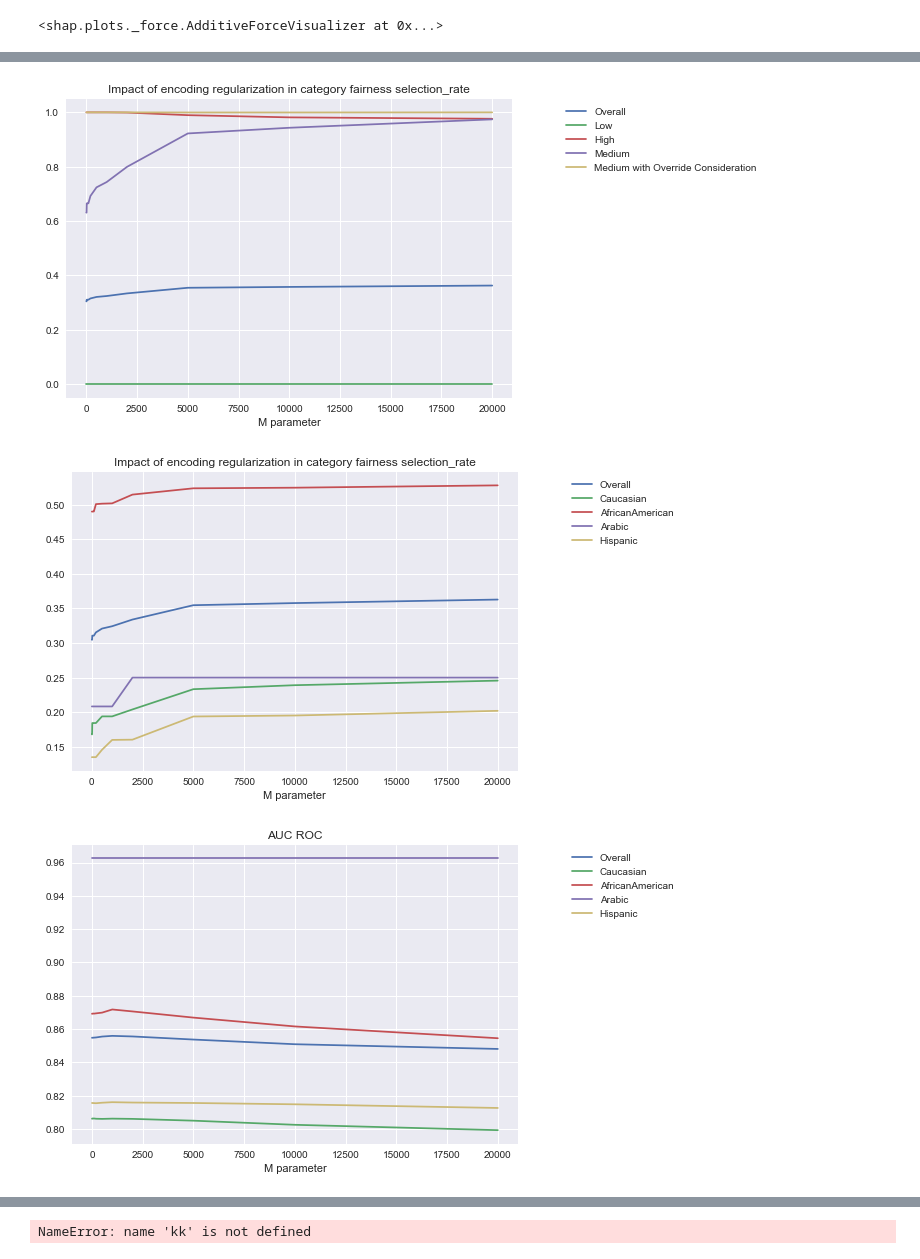
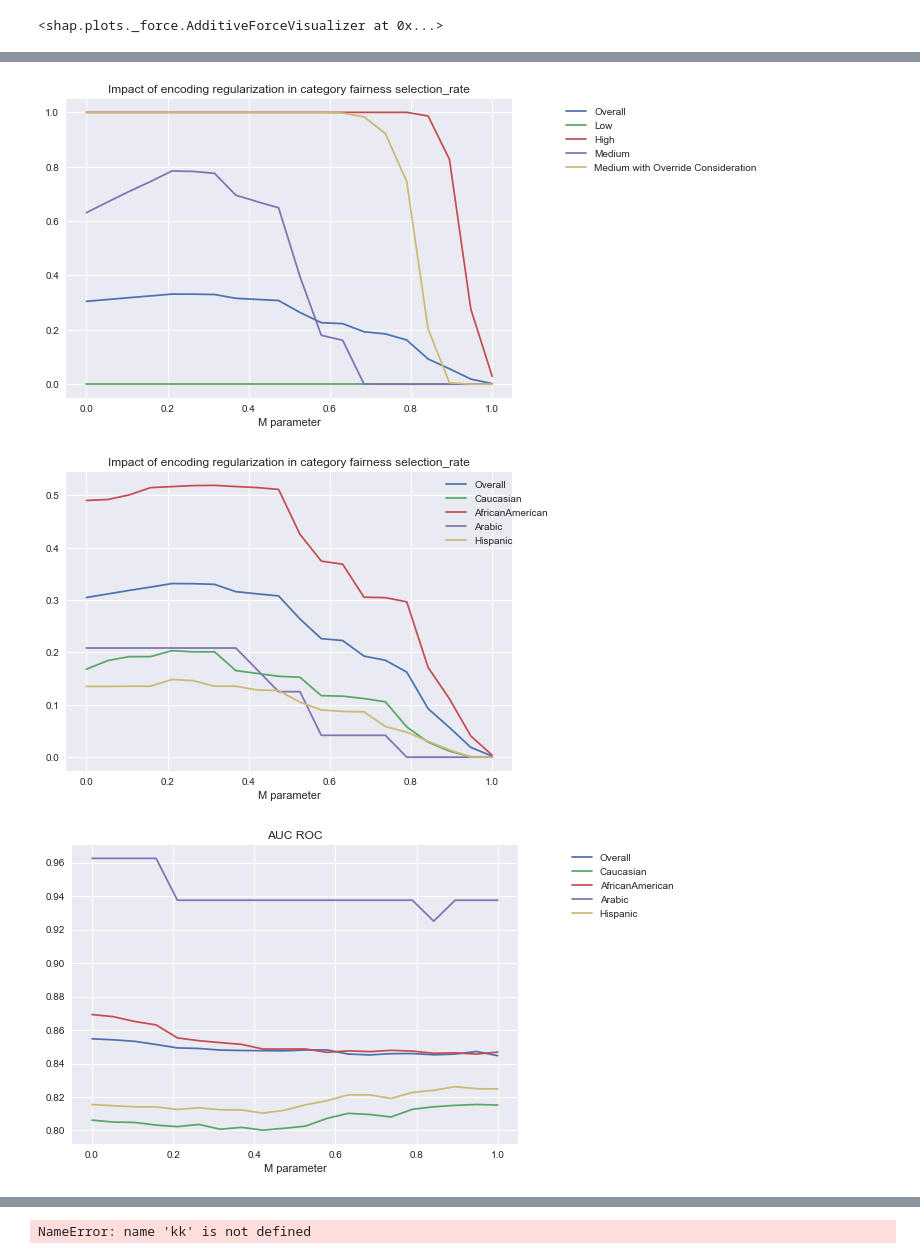
Before and after one commit to cmougan/FairEncoder, a Jupyter notebook: Experiment.ipynb, the cells around one changed output, grey strips where cells are left out. Drawn from its saved outputs; the diff is of its cells as text; code cells hidden in the pictures.

```diff
--- a/Experiment.ipynb
+++ b/Experiment.ipynb
@@ -78,7 +81,7 @@ y = df[["Score"]]
 # %%
 X_tr, X_te, y_tr, y_te = train_test_split(X, y, test_size=0.33, random_state=42)
 # %%
-te = TargetEncoder()
+te = CatBoostEncoder(sigma=3)
 model = XGBClassifier()
 pipe = Pipeline([('encoder', te), ('model', model)])
 
@@ -174,17 +213,18 @@ for metrics in [selection_rate, false_positive_rate, true_positive_rate]:
     ms = []
     auc = {}
 
-    param = [0, 1, 2, 5, 10, 20, 50, 100, 200, 500, 1000, 2000, 5000, 10_000, 20_000]
-    # np.linspace(0,X_tr.shape[0],20)
+    #param = [0, 1, 2, 5, 10, 20, 50, 100, 200, 500, 1000, 2000, 5000, 10_000, 20_000]
+    param = np.linspace(0,1,20)
     for m in tqdm(param):
-        encoder = MEstimateEncoder(m=m)
+        # encoder = MEstimateEncoder(m=m)
+        # encoder = TargetEncoder(smoothing=m)
+        encoder = LeaveOneOutEncoder(sigma=m)
         model = LogisticRegression()
         #model = GradientBoostingClassifier()
 
         pipe = Pipeline([("encoder", encoder), ("model", model)])
         pipe.fit(X_tr, y_tr)
         preds = pipe.predict(X_te)
-
 
         gm = MetricFrame(
             metrics=metrics,
@@ -226,35 +266,35 @@ for metrics in [selection_rate, false_positive_rate, true_positive_rate]:
     plt.legend(bbox_to_anchor=(1.1, 1))
     plt.show()
 
     # Ethnic
     plt.figure()
     title = "Impact of encoding regularization in category fairness " + str(
         metrics.__name__
     )
     plt.title(title)
     plt.xlabel("M parameter")
     plt.plot(ms, [gm.overall for gm in gms], label="Overall")
     plt.plot(ms, [gm.by_group["Caucasian"] for gm in gms], label="Caucasian")
     plt.plot(
         ms, [gm.by_group["African-American"] for gm in gms], label="AfricanAmerican"
     )
     plt.plot(ms, [gm.by_group["Arabic"] for gm in gms], label="Arabic")
     plt.plot(ms, [gm.by_group["Hispanic"] for gm in gms], label="Hispanic")
     # plt.plot(ms,[gm.by_group['Oriental'] for gm in gms],label='Oriental')
     plt.legend(bbox_to_anchor=(1.1, 1))
     plt.show()
 
     # AUC ROC
     plt.title("AUC ROC")
     plt.xlabel("M parameter")
-    plt.plot(ms, auc['all'], label="Overall")
+    plt.plot(ms, auc["all"], label="Overall")
     plt.plot(ms, auc["Caucasian"], label="Caucasian")
-    plt.plot(ms, auc["African-American"] , label="AfricanAmerican")
+    plt.plot(ms, auc["African-American"], label="AfricanAmerican")
     plt.plot(ms, auc["Arabic"], label="Arabic")
     plt.plot(ms, auc["Hispanic"], label="Hispanic")
     plt.legend(bbox_to_anchor=(1.1, 1))
     plt.show()
 # %% [output]
-[figure, old version]
+[figure, new version]
-[figure, old version]
+[figure, new version]
-[figure, old version]
+[figure, new version]
```
Also changed, not shown: parts of 11 cells of this notebook, 3 other files.
